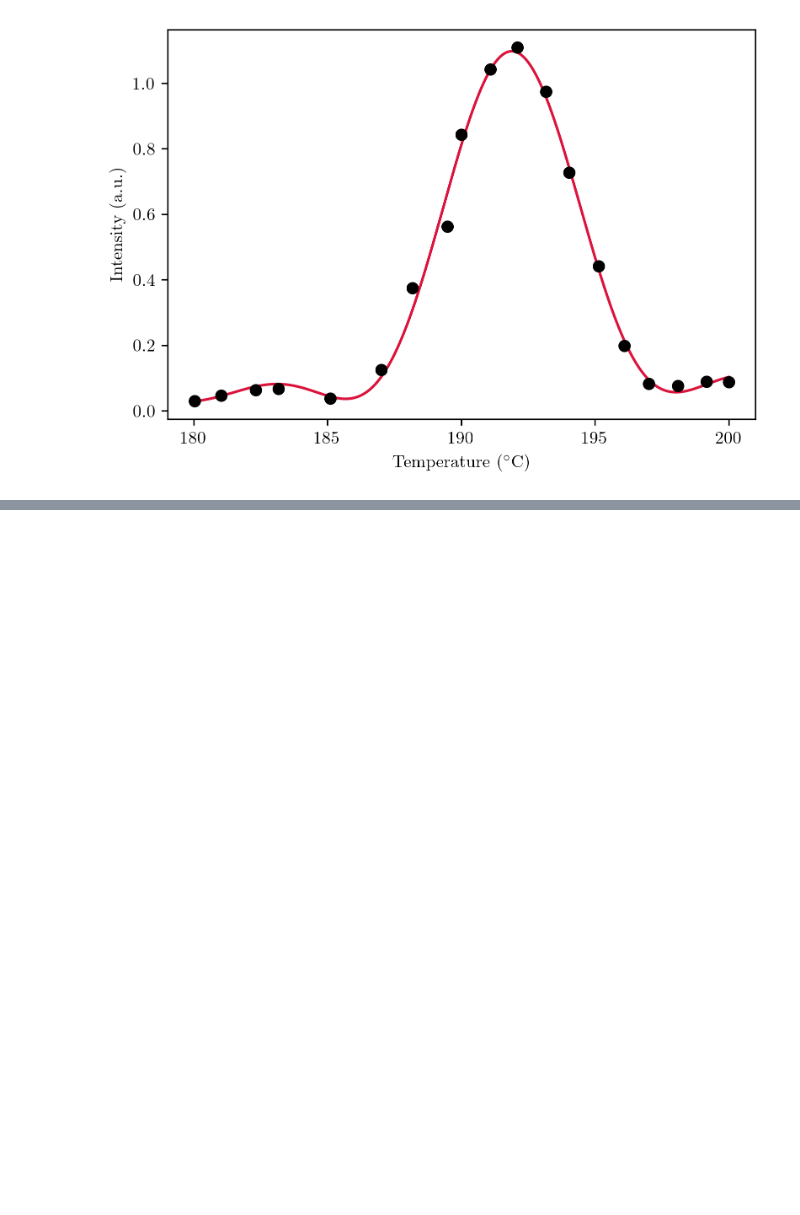
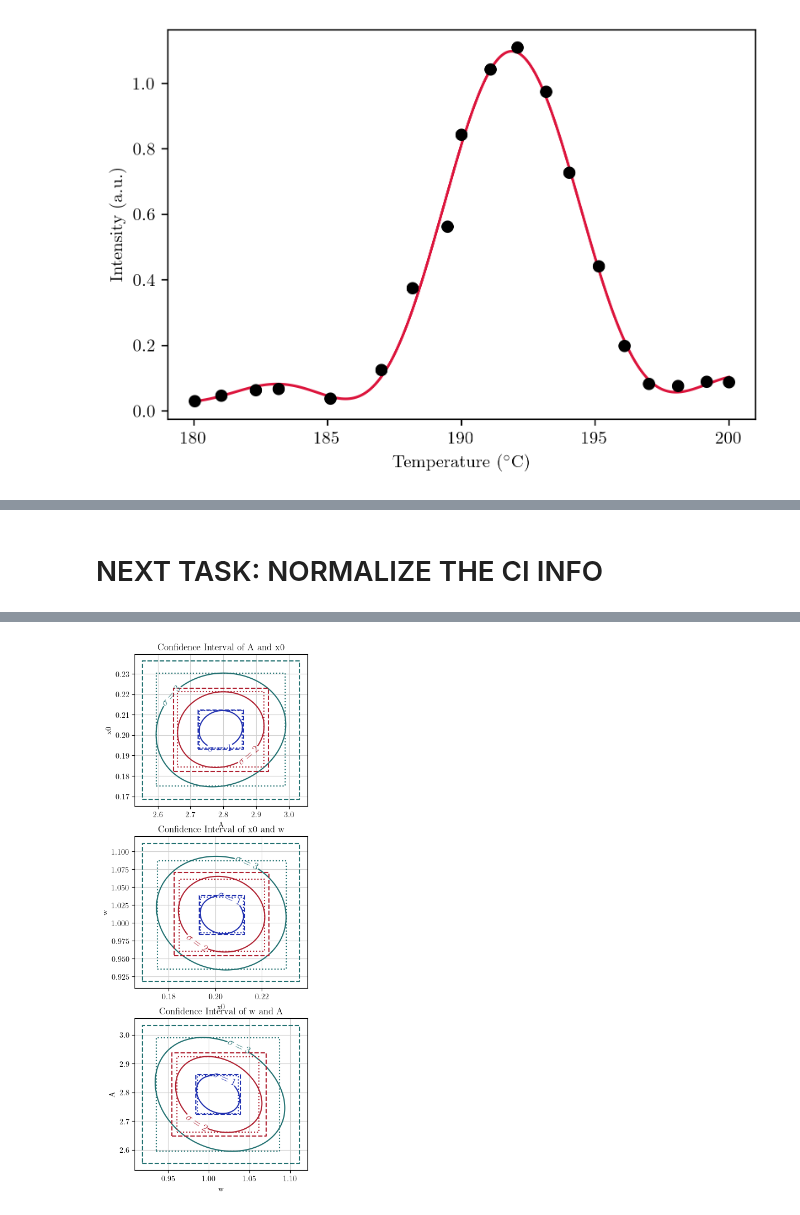
Before and after one commit to diyamagnetism/DHO900-Oscilliscope-Scripts, a Jupyter notebook: crystal-temp-analysis.ipynb, the cells around one changed output, grey strips where cells are left out. Drawn from its saved outputs; the diff is of its cells as text; code cells hidden in the pictures; blank space fills up the shorter version.

```diff
--- a/crystal-temp-analysis.ipynb
+++ b/crystal-temp-analysis.ipynb
@@ -75,0 +147,79 @@ Peak width: dT=6.1740
+# %% [markdown]
+# NEXT TASK: NORMALIZE THE CI INFO
+# %%
+explicitly_calculate_sigma = True
+nsamples = 100
+
+aix, aiy = 0, 0
+colors = ('#2030b0', '#b02030', '#207070')
+sigma_levels = [1,2,3]
+fig, axes = plt.subplots(3, 1, figsize=(4, 12))
+
+for pairs in (('A', 'x0'), ('x0', 'w'),
+              ('w', 'A')):
+
+    xpar, ypar = pairs
+    if explicitly_calculate_sigma:
+        print(f"Generating chi-square map for {pairs}")
+        c_x, c_y, chi2_mat = conf_interval2d(I_norm_fit_result, I_norm_fit_result, xpar, ypar,
+                                             nsamples, nsamples, nsigma=3.5,
+                                             chi2_out=True)
+        # explicitly calculate sigma matrix: sigma increases chi_square
+        # from  chi_square_best
+        # to    chi_square + sigma**2 * reduced_chi_square
+        # so:   sigma = sqrt((chi2-chi2_best)/ reduced_chi_square)
+        chi2_min = chi2_mat.min()
+        sigma_mat = np.sqrt((chi2_mat-chi2_min)/I_norm_fit_result.redchi)
+    else:
+        print(f"Generating sigma map for {pairs}")
+        # or, you could just calculate the matrix of probabilities as:
+        c_x, c_y, sigma_mat = conf_interval2d(I_norm_fit_result, I_norm_fit_result, xpar, ypar,
+                                              nsamples, nsamples, nsigma=3.5)
+
+    # aix += 1
+    ax = axes[aiy]
+    aiy += 1
+    # if aix == 2:
+    #     aix = 0
+    #     aiy += 1
+
+
+    cnt = ax.contour(c_x, c_y, sigma_mat, levels=sigma_levels, colors=colors,
+                     linestyles='-')
+    ax.clabel(cnt, inline=True, fmt=r"$\sigma=%.0f$", fontsize=13)
+
+    # draw boxes for estimated uncertaties:
+    #  dotted :  scaled stderr from initial fit
+    #  dashed :  values found from conf_interval()
+    xv = I_norm_fit_result.params[xpar].value
+    xs = I_norm_fit_result.params[xpar].stderr
+    yv = I_norm_fit_result.params[ypar].value
+    ys = I_norm_fit_result.params[ypar].stderr
+
+    cix = ci[xpar]
+    ciy = ci[ypar]
+
+    print(cix)
+
+
+
+    nc = len(sigma_levels)
+    for i in sigma_levels:
+        # dotted line: scaled stderr
+        ax.plot((xv-i*xs, xv+i*xs, xv+i*xs, xv-i*xs, xv-i*xs),
+                (yv-i*ys, yv-i*ys, yv+i*ys, yv+i*ys, yv-i*ys),
+                linestyle='dotted', color=colors[i-1])
+
+        # dashed line: refined uncertainties from conf_interval
+        xsp, xsm = cix[nc+i][1], cix[nc-i][1]
+        ysp, ysm = ciy[nc+i][1], ciy[nc-i][1]
+        ax.plot((xsm, xsp, xsp, xsm, xsm), (ysm, ysm, ysp, ysp, ysm),
+                linestyle='dashed', color=colors[i-1])
+
+    ax.set_title(f"Confidence Interval of {xpar} and {ypar}")
+
+    ax.set_xlabel(xpar)
+    ax.set_ylabel(ypar)
+    ax.grid(True, color='#d0d0d0')
+plt.show()
+# %% [output]
@@ -75,0 +232 @@ Peak width: dT=6.1740
+[figure, added]
```
Also changed, not shown: parts of 9 cells of this notebook, 1 other file.
